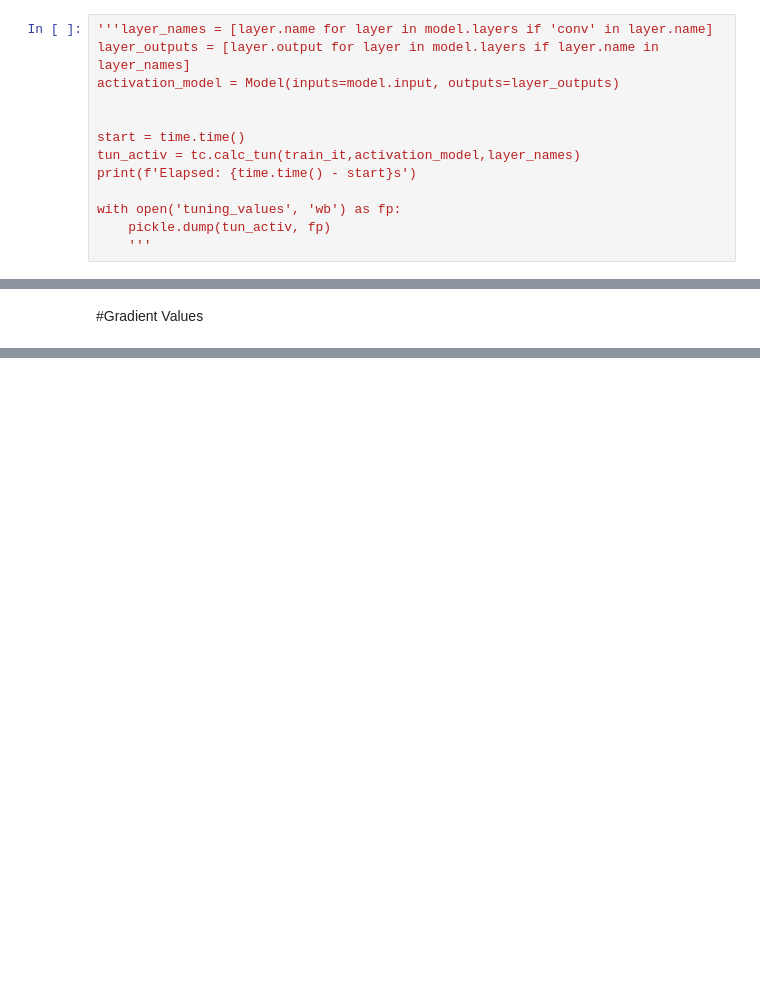
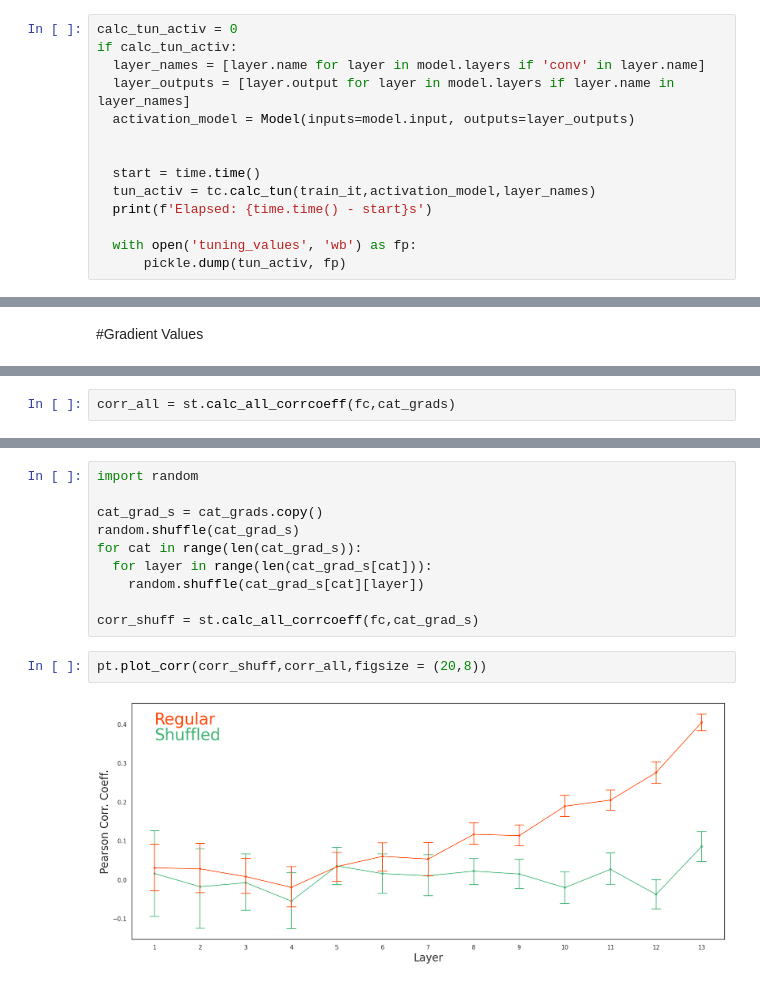
Before and after one commit to soukhind2/vgg16obj, a Jupyter notebook: colab_test.ipynb, the cells around one changed output, grey strips where cells are left out. Drawn from its saved outputs; the diff is of its cells as text; blank space fills up the shorter version.

```diff
--- a/colab_test.ipynb
+++ b/colab_test.ipynb
@@ -284,15 +282,16 @@ WARNING:tensorflow:Model was constructed with shape (None, 244, 244, 3) for inpu
 # %% [markdown]
 Calculating mean activity of feature maps in each layer
 # %%
-'''layer_names = [layer.name for layer in model.layers if 'conv' in layer.name]
-layer_outputs = [layer.output for layer in model.layers if layer.name in layer_names]
-activation_model = Model(inputs=model.input, outputs=layer_outputs)
+calc_tun_activ = 0
+if calc_tun_activ:
+  layer_names = [layer.name for layer in model.layers if 'conv' in layer.name]
+  layer_outputs = [layer.output for layer in model.layers if layer.name in layer_names]
+  activation_model = Model(inputs=model.input, outputs=layer_outputs)
 
 
-start = time.time()
-tun_activ = tc.calc_tun(train_it,activation_model,layer_names)
-print(f'Elapsed: {time.time() - start}s')
+  start = time.time()
+  tun_activ = tc.calc_tun(train_it,activation_model,layer_names)
+  print(f'Elapsed: {time.time() - start}s')
 
-with open('tuning_values', 'wb') as fp:
-    pickle.dump(tun_activ, fp)
-    '''
+  with open('tuning_values', 'wb') as fp:
+      pickle.dump(tun_activ, fp)
@@ -452,0 +398,2 @@ fig = plot_both_curves(fc,cat_grads,layers,maps)
+# %%
+corr_all = st.calc_all_corrcoeff(fc,cat_grads)
@@ -452,0 +402,14 @@ fig = plot_both_curves(fc,cat_grads,layers,maps)
+# %%
+import random
+
+cat_grad_s = cat_grads.copy()
+random.shuffle(cat_grad_s)
+for cat in range(len(cat_grad_s)):
+  for layer in range(len(cat_grad_s[cat])):
+    random.shuffle(cat_grad_s[cat][layer])
+
+corr_shuff = st.calc_all_corrcoeff(fc,cat_grad_s)
+# %%
+pt.plot_corr(corr_shuff,corr_all,figsize = (20,8))
+# %% [output]
+[figure, added]
```
Also changed, not shown: parts of 20 cells of this notebook.
